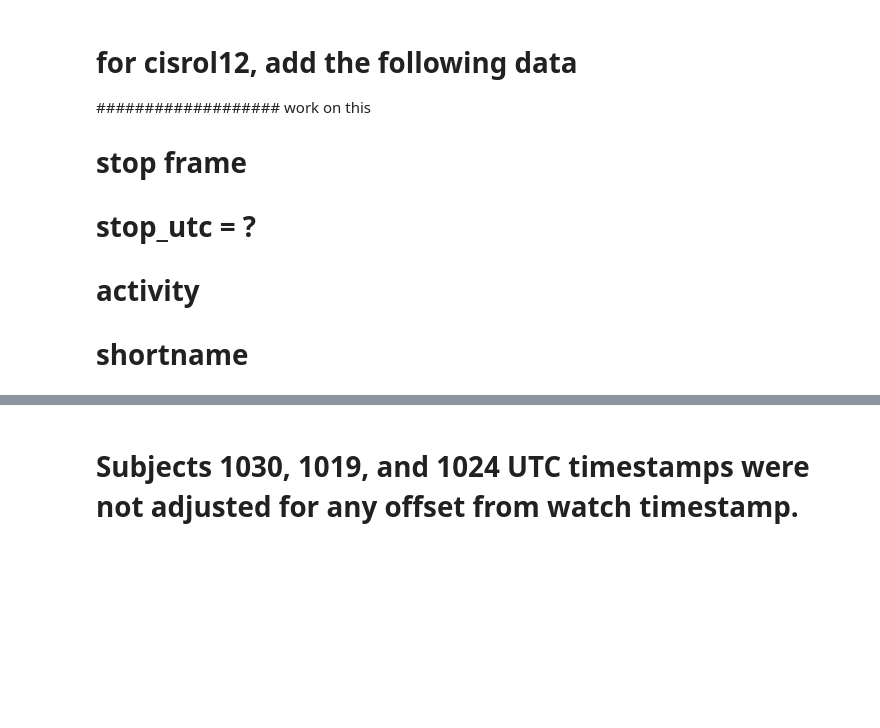
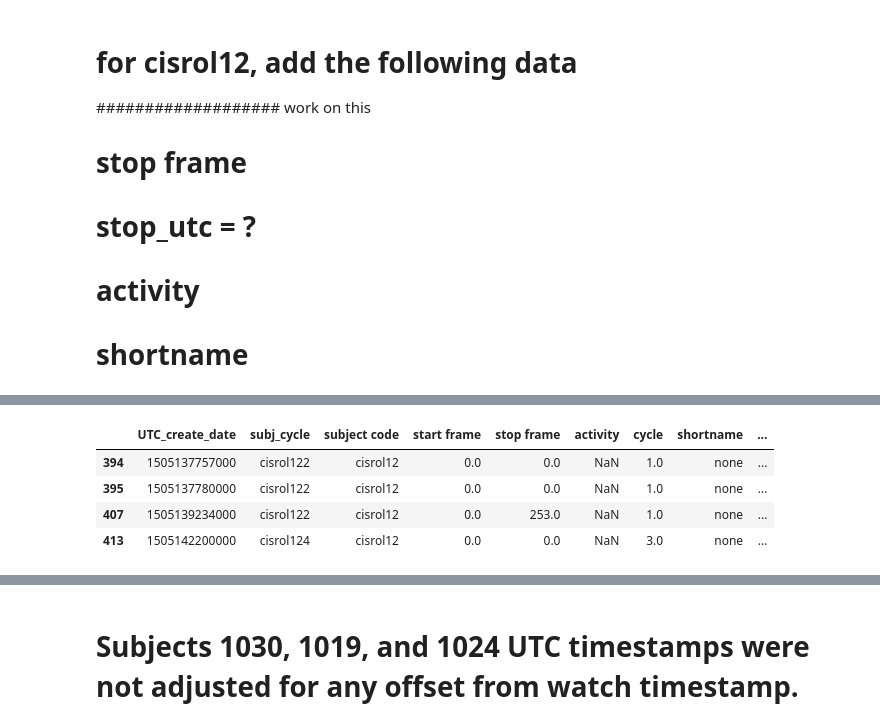
Before and after one commit to kamshee/CIS-PD-MUSC, a Jupyter notebook: sync accelerometer to video clips.ipynb, the cells around one changed output, grey strips where cells are left out. Saved outputs shown, nothing was run; the diff lists cells and outputs as text; code cells hidden in the pictures; blank space fills up the shorter version.

```diff
--- a/sync accelerometer to video clips.ipynb
+++ b/sync accelerometer to video clips.ipynb
@@ -251,0 +357,38 @@ with open(filename,'wb') as f:
+# %%
+# missing data
+
+# shortname list
+shortname = (
+# cisrol12 cycle 0 (cycle 1 folder)
+'Fldg_trial1', 'Fldg_trial2', 'Sitng',
+# cisrol12 cycle 1 (cycle 2 folder)
+'none','none',
+'Stndg', 'Wlkg', 'WlkgCnt', 'FtnR', 'FtnL',
+'RamR', 'RamL', 'SitStand', 'Drwg', 'Typg', 'NtsBts',
+'none',
+'Drnkg', 'Sheets_trial1', 'Sheets_trial2',
+'Fldg', 'Sitng',
+# cycle 2 empty (cycle 3) not included
+# cisrol12 cycle 3 (cycle 4 folder)
+'none',
+'Stndg', 'FtnR', 'FtnL', 'RamR', 'RamL',
+'SitStand', 'Drwg', 'Typg', 'NtsBts','Drnkg','Sitng',
+# cisrol12 cycle 4 (cycle 5 folder)
+'FtnL', 'RamR', 'RamL', 'SitStand', 'Drwg', 'Typg', 'NtsBts', 'Sitng'
+)
+
+# end frame
+stopframe = (585,1288,1033,
+0, 0,# shaking for video 35 and 36
+1048,1063,988,988,1228,1333,538,403,1438,988,973,
+253, # nothing for video 50
+1363,1048,1258,2158,1048,
+# omitted for cycle 3
+0, # shaking for 75
+1453,913,958,1198,523,403,988,973,1093,1348,1258,
+958,703,583,403,988,943,958,1003)
+
+# add shortname
+df.loc[df['subject code']=='cisrol12', 'shortname'] = shortname
+# add end frame
+df.loc[df['subject code']=='cisrol12', 'stop frame'] = stopframe
@@ -251,0 +417,8 @@ with open(filename,'wb') as f:
+# %%
+df.loc[df['shortname']=='none']
+# %% [output]
+|  | UTC_create_date | subj_cycle | subject code | start frame | stop frame | activity | cycle | shortname | ... |
+| 394 | 1505137757000 | cisrol122 | cisrol12 | 0.0 | 0.0 | NaN | 1.0 | none | ... |
+| 395 | 1505137780000 | cisrol122 | cisrol12 | 0.0 | 0.0 | NaN | 1.0 | none | ... |
+| 407 | 1505139234000 | cisrol122 | cisrol12 | 0.0 | 253.0 | NaN | 1.0 | none | ... |
+| 413 | 1505142200000 | cisrol124 | cisrol12 | 0.0 | 0.0 | NaN | 3.0 | none | ... |
```
Also changed, not shown: parts of 41 cells of this notebook, 1 other file.
